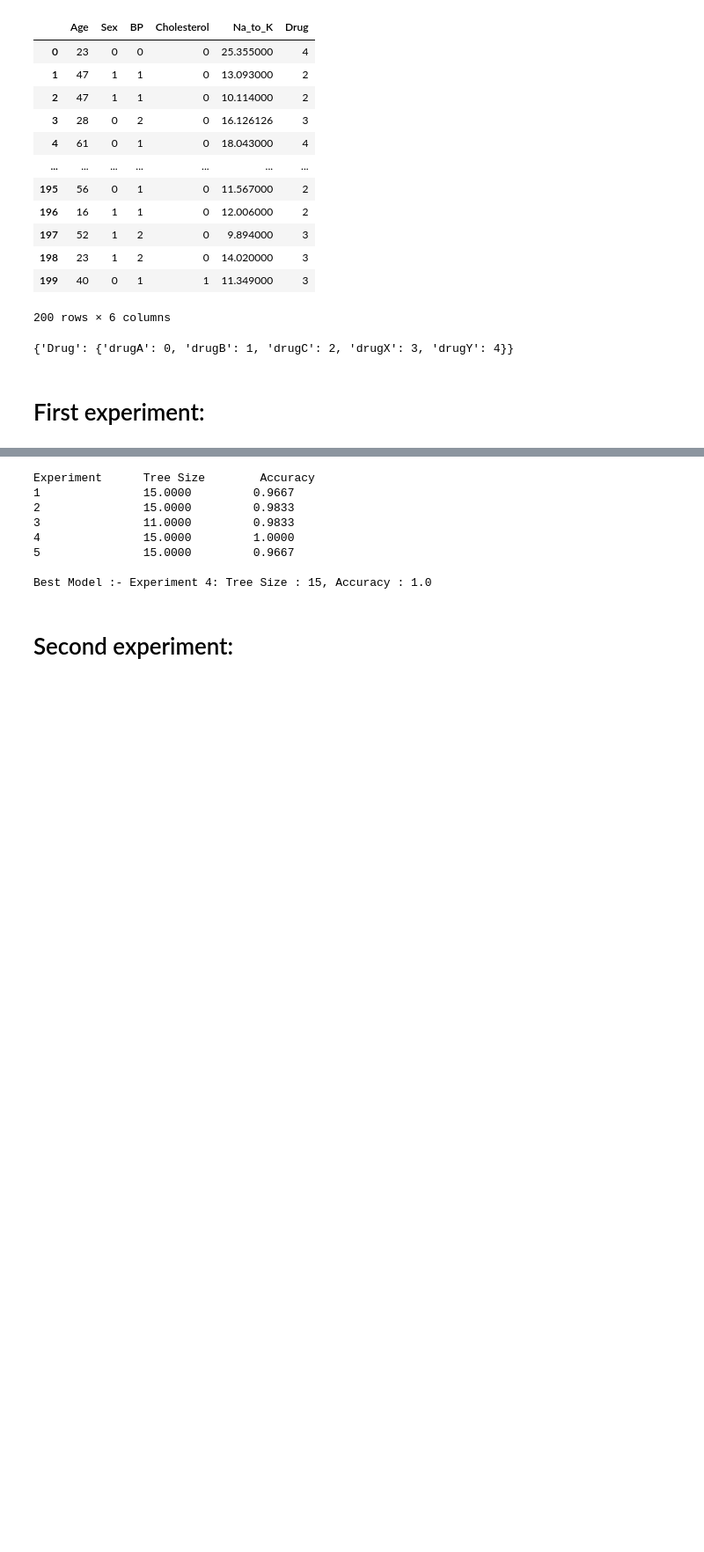
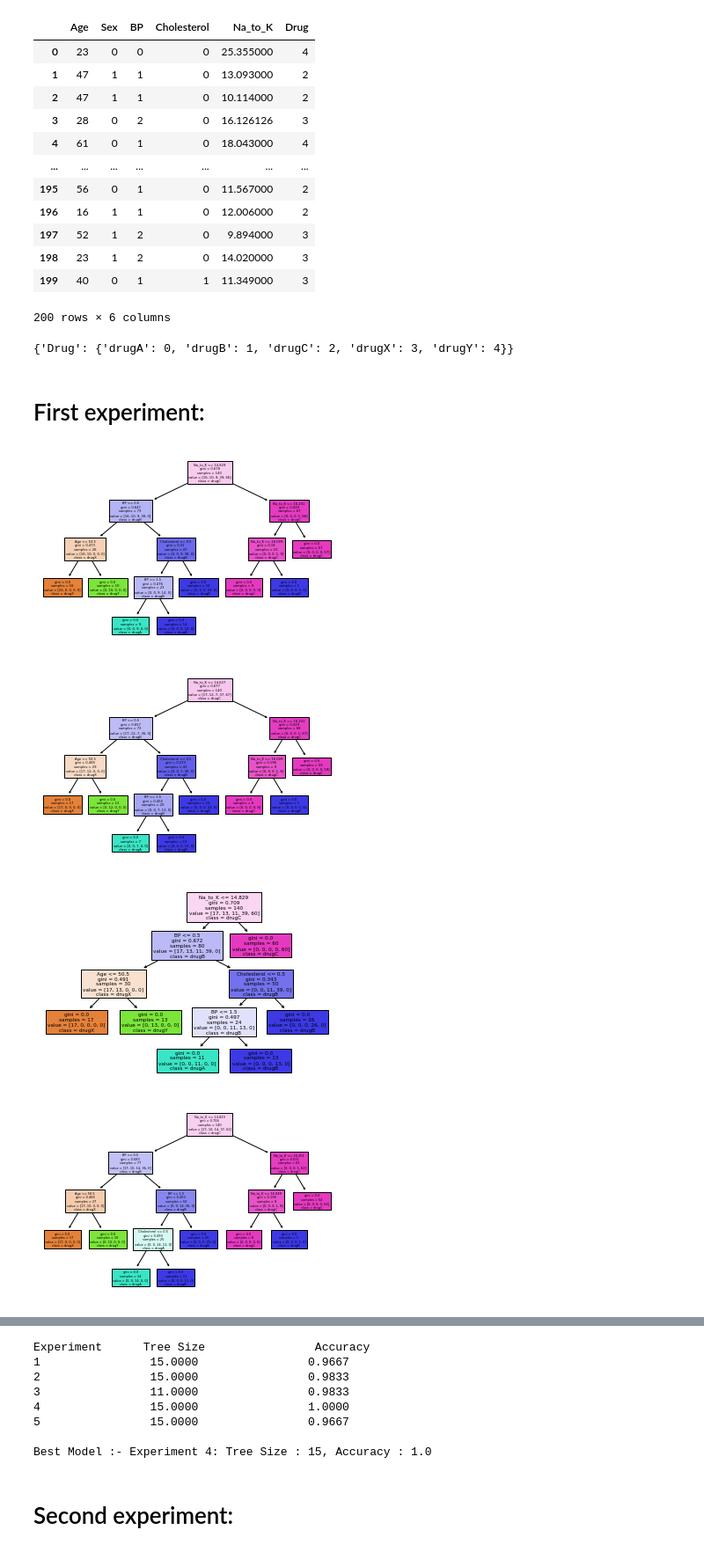
Before and after one commit to Mena-Adel20/decision-tree, a Jupyter notebook: dt.ipynb, the cells around one changed output, grey strips where cells are left out. Shown at 88% size. Cells and saved outputs as stored; diff of their text form; code cells hidden in the pictures; blank space fills up the shorter version.

```diff
--- a/dt.ipynb
+++ b/dt.ipynb
@@ -126,10 +126,14 @@ print(mapping)
 X=df_.drop('Drug', axis=1)
 y=df_['Drug']
 # %%
+from sklearn import tree
 def pred(ran_st,sz):
     X_train, X_test, y_train, y_test = train_test_split(X, y, test_size=sz/100, random_state=ran_st)
     model=DecisionTreeClassifier()
     model.fit(X_train,y_train)
+    #Now we will visualize the tree graphically
+    tree.plot_tree(model, class_names=['drugX','drugY','drugA','drugB','drugC'], filled=True, feature_names=list(X.columns))
+    plt.show()
     # Get the size of the decision tree (number of nodes)
     tree_size = model.tree_.node_count
     y_pred=model.predict(X_test)
@@ -137,22 +141,30 @@ def pred(ran_st,sz):
 # %%
 j=0
 # Lists to store results
 tree_sizes = []
 accuracies = []
-print("Experiment \tTree Size\t Accuracy\t")
+
 
 for i in range(10,60,10):
     exp=pred(i,30)
     tree_size = exp[1]
     accuracy=exp[0]
     accuracies.append(accuracy)
     tree_sizes.append(tree_size)
+
+
+print("Experiment \tTree Size\t\t Accuracy\t")
+for i in range(5):
     j+=1
-    print(f"{j}\t\t{tree_size:.4f}\t\t{accuracy:.4f}\t")
+    print(f"{j}\t\t {tree_sizes[i]:.4f}\t\t{accuracies[i]:.4f}\t")
 
 
 best_experiment = accuracies.index(max(accuracies))
 best_tree_size = tree_sizes[best_experiment]
 
 print(f"\nBest Model :- Experiment {best_experiment + 1}: Tree Size : {best_tree_size}, Accuracy : {max(accuracies)}")
 # %% [output]
+[figure, added]
+[figure, added]
+[figure, added]
+[figure, added]
```
Also changed, not shown: parts of 2 cells of this notebook.
